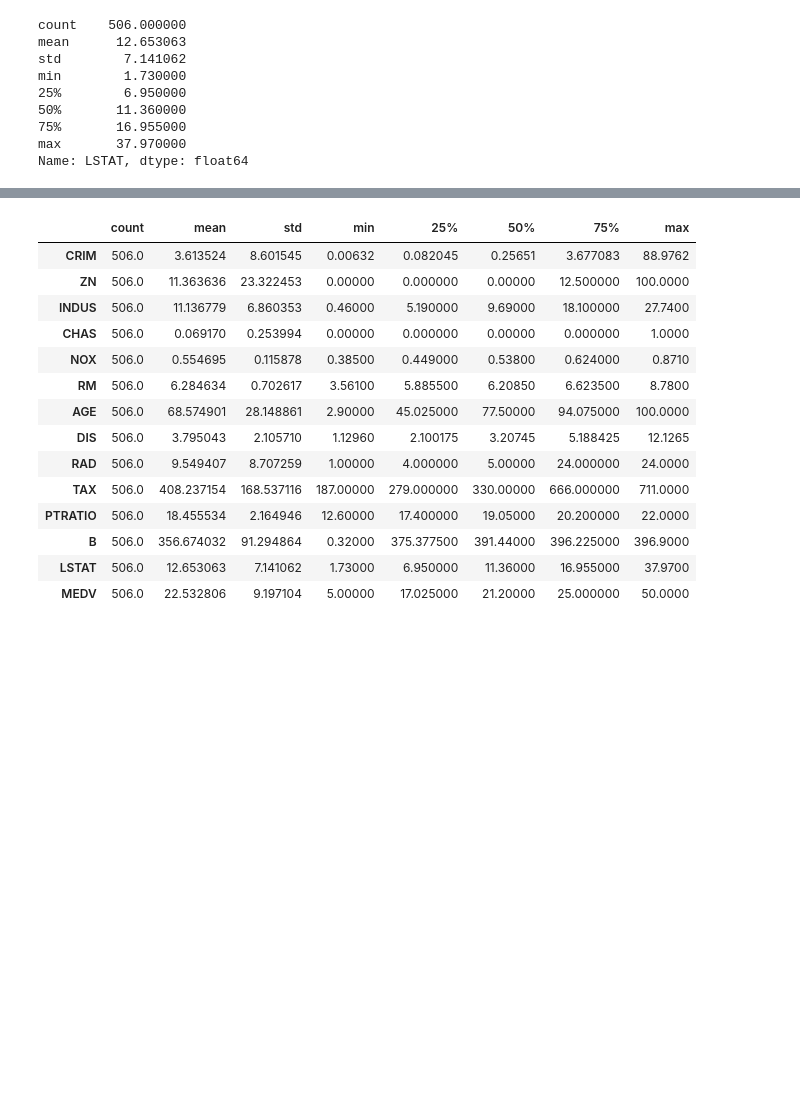
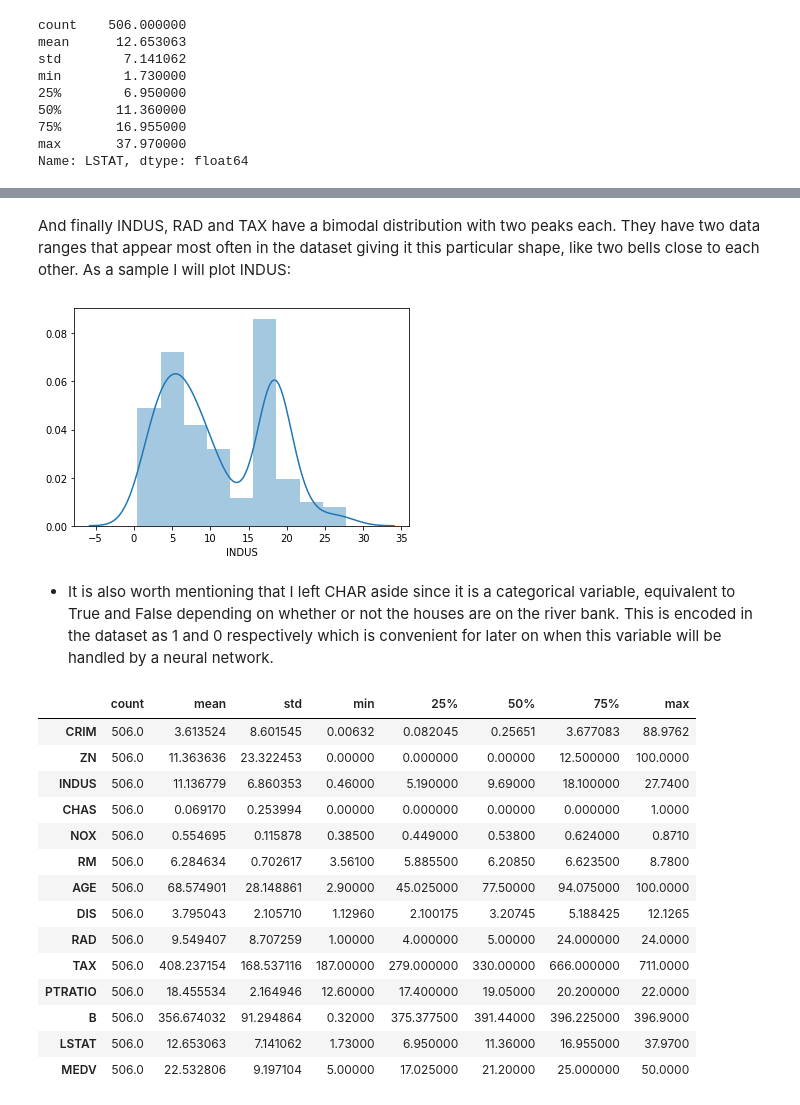
Before and after one commit to Carloselrecharlie/Boston_House_Prices_Analysis, a Jupyter notebook: Analysis of Boston House Prices dataset.ipynb, the cells around one changed output, grey strips where cells are left out. Saved outputs shown, nothing was run; the diff lists cells and outputs as text; code cells hidden in the pictures; blank space fills up the shorter version.

```diff
--- a/Analysis of Boston House Prices dataset.ipynb
+++ b/Analysis of Boston House Prices dataset.ipynb
@@ -256,0 +225,8 @@ It has a bell-like shape typical from the normal distribution. The shape of the
+# %% [markdown]
+And finally INDUS, RAD and TAX have a bimodal distribution with two peaks each. They have two data ranges that appear most often in the dataset giving it this particular shape, like two bells close to each other. As a sample I will plot INDUS:
+# %%
+sns.distplot(bhp["INDUS"])
+plt.show()
+# propocion terreno industrial. Distro normal con dos cabezas, tendencia a baja proporcion, ~6%
+# %% [output]
+[figure, added]
@@ -257,3 +239,5 @@ It has a bell-like shape typical from the normal distribution. The shape of the
+# %% [markdown]
+- It is also worth mentioning that I left CHAR aside since it is a categorical variable, equivalent to True and False depending on whether or not the houses are on the river bank. This is encoded in the dataset as 1 and 0 respectively which is convenient for later on when this variable will be handled by a neural network.
 # %%
 # Data exploration
 bhp.describe().T
```
Also changed, not shown: parts of 38 cells of this notebook.
